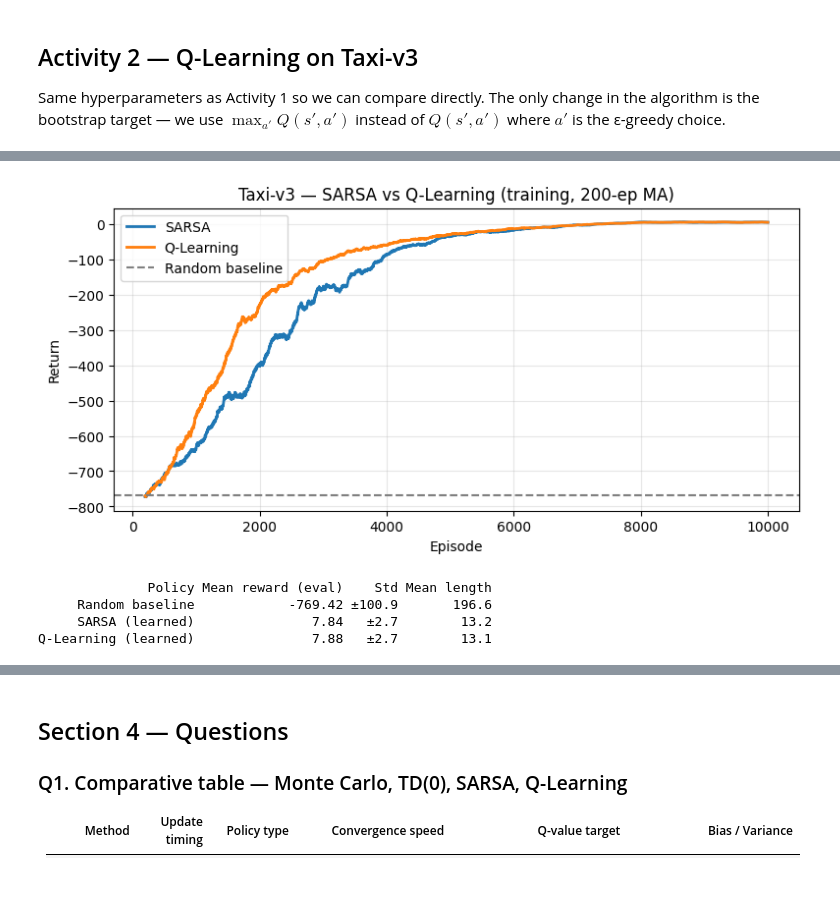
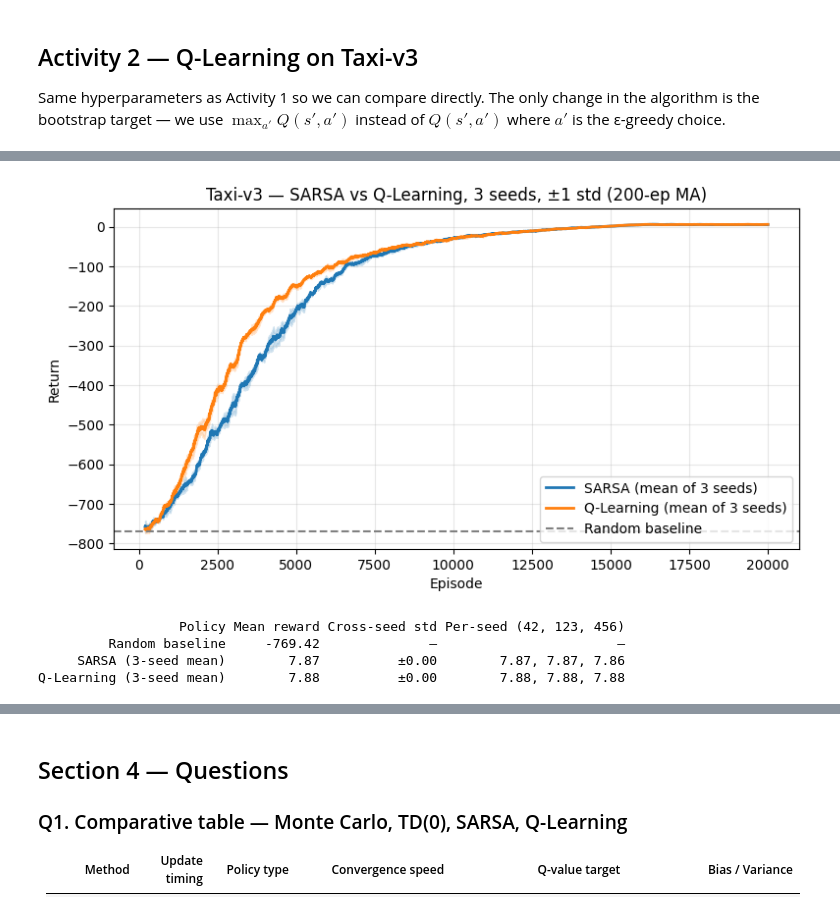
Before and after one commit to bendervintimilla/homeworkemerginmarkets, a Jupyter notebook: hw2_sarsa_qlearning/Assignment2_Juan_Vintimilla.ipynb, the cells around one changed output, grey strips where cells are left out. Drawn from its saved outputs; the diff is of its cells as text; code cells hidden in the pictures; blank space fills up the shorter version.

```diff
--- a/hw2_sarsa_qlearning/Assignment2_Juan_Vintimilla.ipynb
+++ b/hw2_sarsa_qlearning/Assignment2_Juan_Vintimilla.ipynb
@@ -274,0 +287,17 @@ Q-Learning learned policy: mean reward = 7.88 ± 2.68
+# %%
+env = gym.make(TAXI_ID)
+print(f'Training Q-Learning on Taxi — {len(SEEDS)} seeds × {N_EP_TAXI} episodes...')
+ql_taxi_runs = []
+for s in SEEDS:
+    print(f'  seed {s}...', end='', flush=True)
+    ql_taxi_runs.append(q_learning(env, num_episodes=N_EP_TAXI, alpha=0.1, gamma=0.99, seed=s))
+    print(' done')
+
+ql_taxi = ql_taxi_runs[0]  # seed 42 as canonical
+
+ql_evals = np.array([evaluate_greedy(env, r.Q, episodes=500, seed=123)[0].mean() for r in ql_taxi_runs])
+print(f'\nQ-Learning learned policy (mean across {len(SEEDS)} seeds):')
+print(f'  reward = {ql_evals.mean():.2f} ± {ql_evals.std():.2f}')
+print(f'  per-seed: {[f"{x:.2f}" for x in ql_evals]}')
+
+ql_eval_ret, ql_eval_len = evaluate_greedy(env, ql_taxi.Q, episodes=500, seed=123)
@@ -275,30 +313,36 @@ Q-Learning learned policy: mean reward = 7.88 ± 2.68
 # %%
-# Compare SARSA vs Q-Learning learning curves on Taxi
-fig, ax = plt.subplots(figsize=(9, 4))
-for res, label, color in [(sarsa_taxi, 'SARSA', 'C0'), (ql_taxi, 'Q-Learning', 'C1')]:
-    ma = smooth(res.returns, 200)
-    ax.plot(np.arange(len(ma)) + 200 - 1, ma, color=color, linewidth=2, label=label)
-ax.axhline(rand_ret.mean(), color='gray', linestyle='--', label=f'Random baseline')
-ax.set_title(f'{TAXI_ID} — SARSA vs Q-Learning (training, 200-ep MA)')
+# Compare SARSA vs Q-Learning learning curves on Taxi — mean ± std across 3 seeds
+fig, ax = plt.subplots(figsize=(9, 4.5))
+window = 200
+for runs, label, color in [(sarsa_taxi_runs, 'SARSA', 'C0'),
+                           (ql_taxi_runs, 'Q-Learning', 'C1')]:
+    stack = np.stack([smooth(r.returns, window) for r in runs])
+    m = stack.mean(axis=0); s = stack.std(axis=0)
+    x = np.arange(len(m)) + window - 1
+    ax.plot(x, m, color=color, linewidth=2, label=f'{label} (mean of 3 seeds)')
+    ax.fill_between(x, m - s, m + s, color=color, alpha=0.18)
+ax.axhline(rand_ret.mean(), color='gray', linestyle='--', label='Random baseline')
+ax.set_title(f'{TAXI_ID} — SARSA vs Q-Learning, 3 seeds, ±1 std (200-ep MA)')
 ax.set_xlabel('Episode'); ax.set_ylabel('Return')
-ax.legend(); ax.grid(alpha=0.3)
+ax.legend(loc='lower right'); ax.grid(alpha=0.3)
 plt.show()
 
-# Final evaluation table
 import pandas as pd
 df = pd.DataFrame({
-    'Policy': ['Random baseline', 'SARSA (learned)', 'Q-Learning (learned)'],
-    'Mean reward (eval)': [f'{rand_ret.mean():.2f}', f'{sarsa_eval_ret.mean():.2f}', f'{ql_eval_ret.mean():.2f}'],
-    'Std': [f'±{rand_ret.std():.1f}', f'±{sarsa_eval_ret.std():.1f}', f'±{ql_eval_ret.std():.1f}'],
-    'Mean length': [f'{rand_len.mean():.1f}', f'{sarsa_eval_len.mean():.1f}', f'{ql_eval_len.mean():.1f}'],
+    'Policy': ['Random baseline', 'SARSA (3-seed mean)', 'Q-Learning (3-seed mean)'],
+    'Mean reward': [f'{rand_ret.mean():.2f}', f'{sarsa_evals.mean():.2f}', f'{ql_evals.mean():.2f}'],
+    'Cross-seed std': ['—', f'±{sarsa_evals.std():.2f}', f'±{ql_evals.std():.2f}'],
+    'Per-seed (42, 123, 456)': ['—',
+                                 ', '.join(f'{x:.2f}' for x in sarsa_evals),
+                                 ', '.join(f'{x:.2f}' for x in ql_evals)],
 })
 print(df.to_string(index=False))
 # %% [output]
-[figure, old version]
+[figure, new version]
-              Policy Mean reward (eval)    Std Mean length
-     Random baseline            -769.42 ±100.9       196.6
-     SARSA (learned)               7.84   ±2.7        13.2
-Q-Learning (learned)               7.88   ±2.7        13.1
+                  Policy Mean reward Cross-seed std Per-seed (42, 123, 456)
+         Random baseline     -769.42              —                       —
+     SARSA (3-seed mean)        7.87          ±0.00        7.87, 7.87, 7.86
+Q-Learning (3-seed mean)        7.88          ±0.00        7.88, 7.88, 7.88
 # %%
 # Q-Learning Q-table and policy
 fig, ax = plt.subplots(figsize=(10, 4))
```
Also changed, not shown: parts of 13 cells of this notebook, 1 other file.
